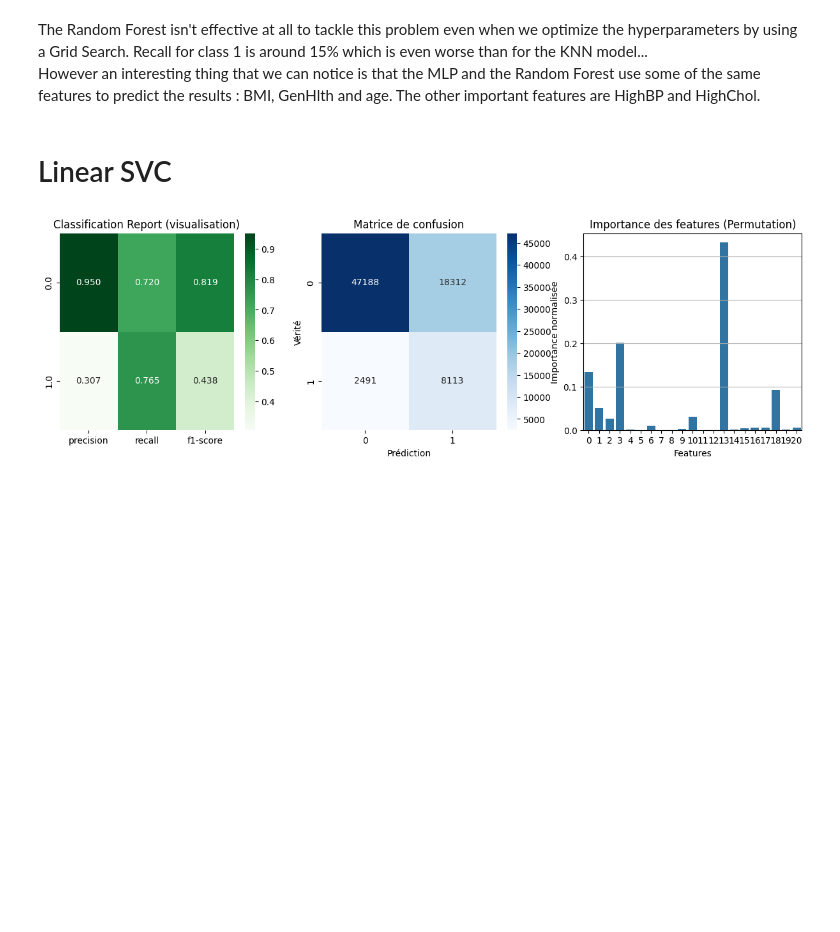
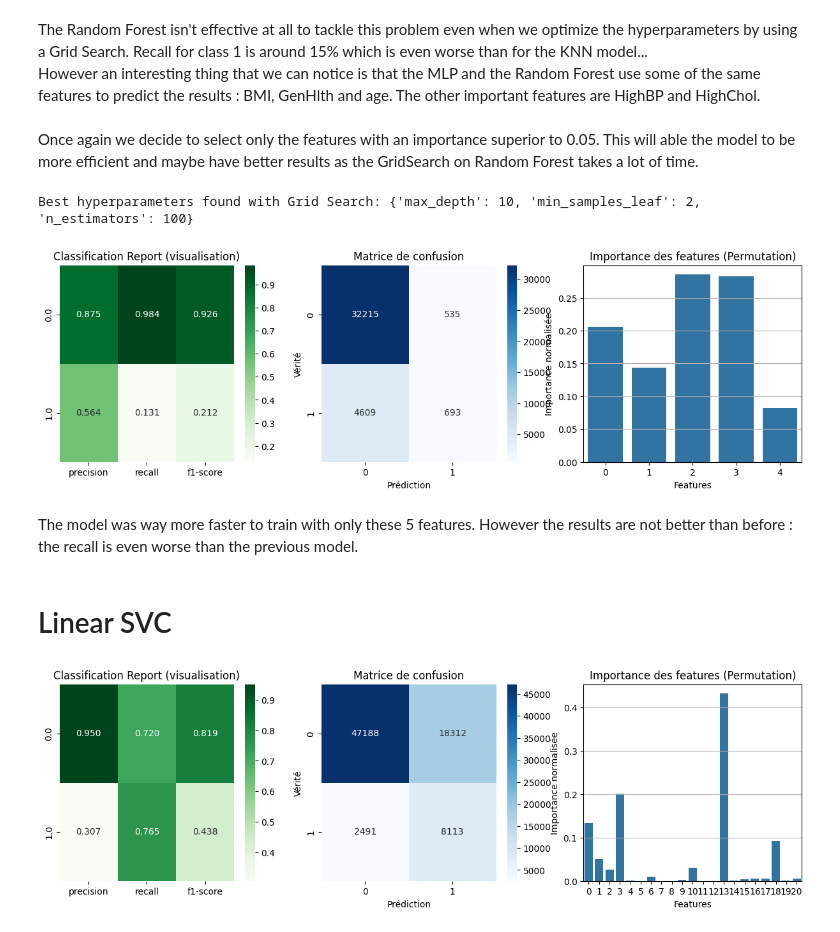
Before and after one commit to RemiBBX/ml-diabetes-spam-prediction, a Jupyter notebook: Diabetes_Visualisation_ML.ipynb, the cells around one changed output. Drawn from its saved outputs; the diff is of its cells as text; code cells hidden in the pictures; blank space fills up the shorter version.

```diff
--- a/Diabetes_Visualisation_ML.ipynb
+++ b/Diabetes_Visualisation_ML.ipynb
@@ -176,6 +232,25 @@ model.benchmark(x=samples.X_test, y=samples.y_test)
 # %% [markdown]
 The Random Forest isn't effective at all to tackle this problem even when we optimize the hyperparameters by using a Grid Search. Recall for class 1 is around 15% which is even worse than for the KNN model...
 However an interesting thing that we can notice is that the MLP and the Random Forest use some of the same features to predict the results  : BMI, GenHlth and age. The other important features are HighBP and HighChol.
+# %% [markdown]
+Once again we decide to select only the features with an importance superior to 0.05. This will able the model to be more efficient and maybe have better results as the GridSearch on Random Forest takes a lot of time.
+# %%
+samples = preprocessing(data=data_diabetes, test_size=0.15, validation_size=0.15)
+
+cols = [0, 1, 3, 13, 18]
+samples.X_train = samples.X_train[:, cols]
+samples.X_test = samples.X_test[:, cols]
+samples.X_validation = samples.X_validation[:, cols]
+
+
+model = RForest()
+model.train(x=samples.X_train, y=samples.y_train)
+model.benchmark(x=samples.X_test, y=samples.y_test)
+# %% [output]
+Best hyperparameters found with Grid Search: {'max_depth': 10, 'min_samples_leaf': 2, 'n_estimators': 100}
+[figure, added]
+# %% [markdown]
+The model was way more faster to train with only these 5 features. However the results are not better than before : the recall is even worse than the previous model.
 # %% [markdown]
 # Linear SVC
 # %%
```
Also changed, not shown: parts of 14 cells of this notebook.
